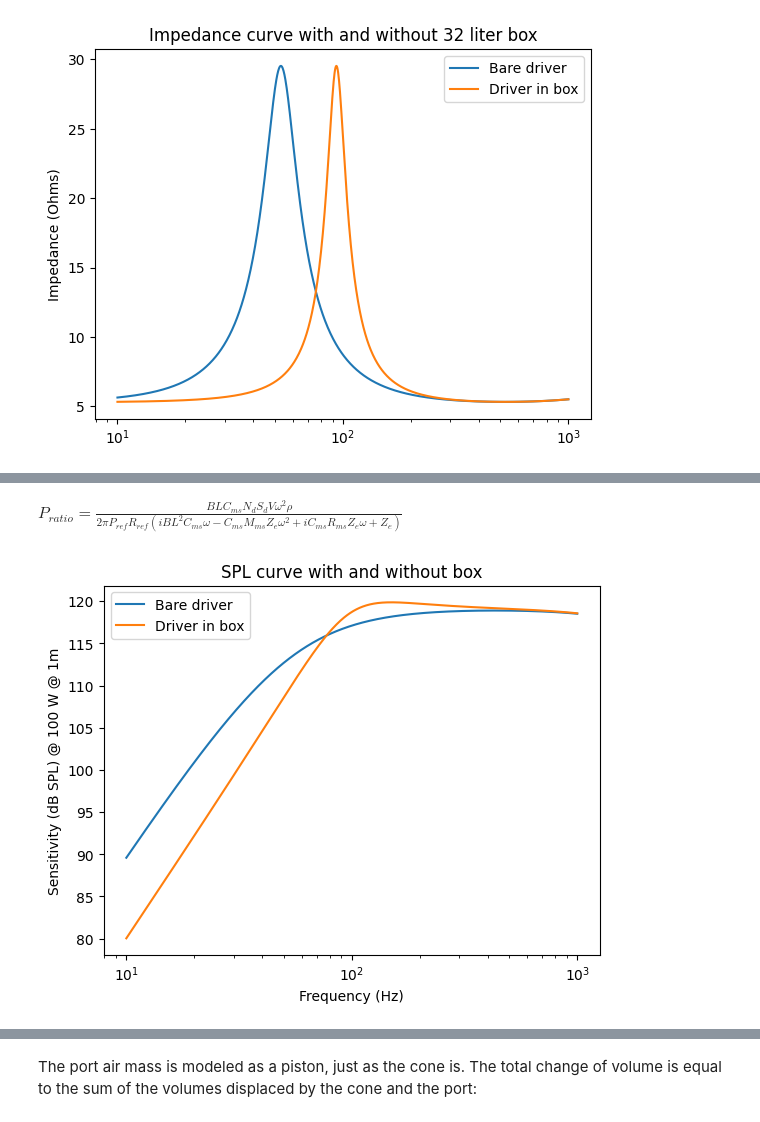
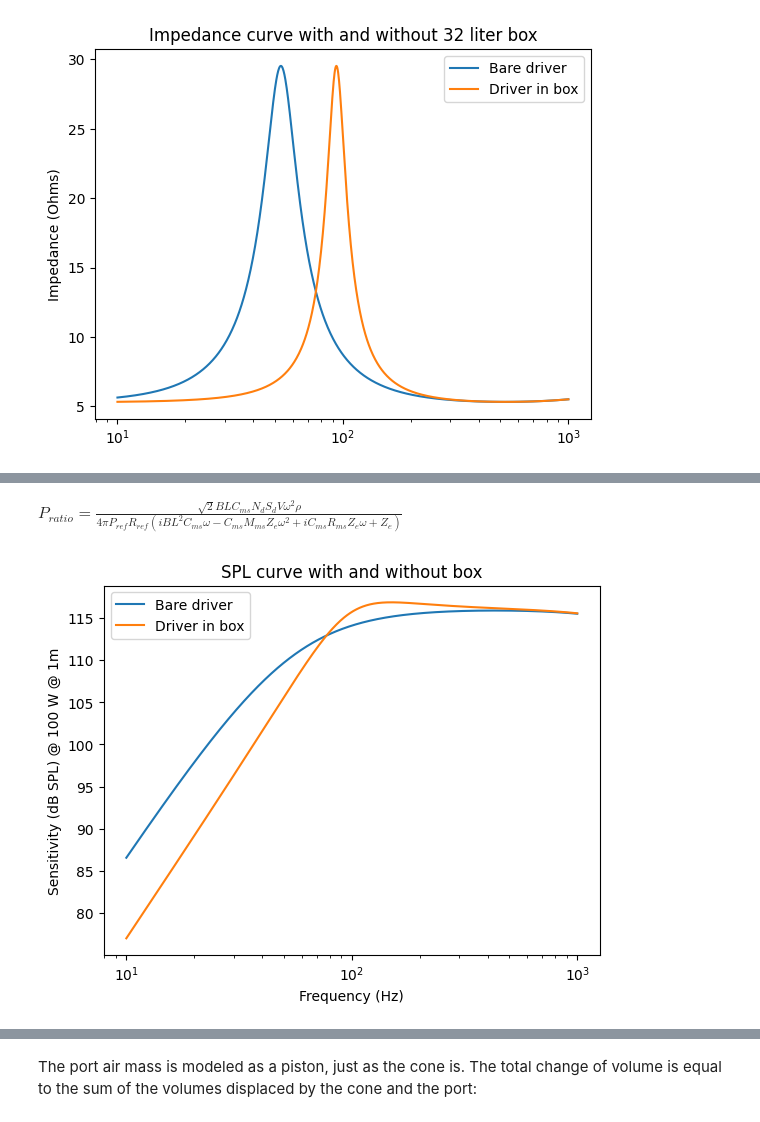
Before and after one commit to bassistTech/bassistTech.github.io, a Jupyter notebook: SpeakerTheory/speakerTheorySympy.ipynb, the cells around one changed output, grey strips where cells are left out. Cells and saved outputs as stored; diff of their text form; code cells hidden in the pictures.

```diff
--- a/SpeakerTheory/speakerTheorySympy.ipynb
+++ b/SpeakerTheory/speakerTheorySympy.ipynb
@@ -523,24 +558,24 @@ $SPL @ 2.83 V RMS @ 1m$
 
 Being careless with units turns physics units into marketing units, just saying.
 # %%
-P_ratio = x_driver*omega**2*rho*N_d*S_d/2/sp.pi/R_ref/P_ref
+P_ratio = x_driver*omega**2*rho*N_d*S_d/2/sp.pi/R_ref/P_ref/sp.sqrt(2)
 displayEq('P_{ratio}', P_ratio)
 
 def sensitivity_curve(em_params, ax, label = ''):
     pfunc_sp = P_ratio.subs(em_params)
     pfunc_np = sp.lambdify(omega, pfunc_sp, 'numpy')
     pabs = np.abs(pfunc_np(wa))
     pabs_db = 20*np.log10(pabs)
     ax.semilogx(fa, pabs_db, label = label)
     ax.legend()
 
 if __name__ == '__main__':
     sensitivity_curve(em_params, plt.gca(), 'Bare driver')
     sensitivity_curve(em_box_params, plt.gca(), 'Driver in box')
     plt.title('SPL curve with and without box')
     plt.xlabel('Frequency (Hz)')
     plt.ylabel('Sensitivity (dB SPL) @ ' + str(em_params['P_in_rms']) + ' W @ 1m')
     plt.show()
 # %% [output]
-$\displaystyle P_{ratio} = \frac{BL C_{ms} N_{d} S_{d} V \omega^{2} \rho}{2 \pi P_{ref} R_{ref} \left(i BL^{2} C_{ms} \omega - C_{ms} M_{ms} Z_{e} \omega^{2} + i C_{ms} R_{ms} Z_{e} \omega + Z_{e}\right)}$
+$\displaystyle P_{ratio} = \frac{\sqrt{2} BL C_{ms} N_{d} S_{d} V \omega^{2} \rho}{4 \pi P_{ref} R_{ref} \left(i BL^{2} C_{ms} \omega - C_{ms} M_{ms} Z_{e} \omega^{2} + i C_{ms} R_{ms} Z_{e} \omega + Z_{e}\right)}$
-[figure, old version]
+[figure, new version]
```
Also changed, not shown: parts of 28 cells of this notebook, 8 other files.
